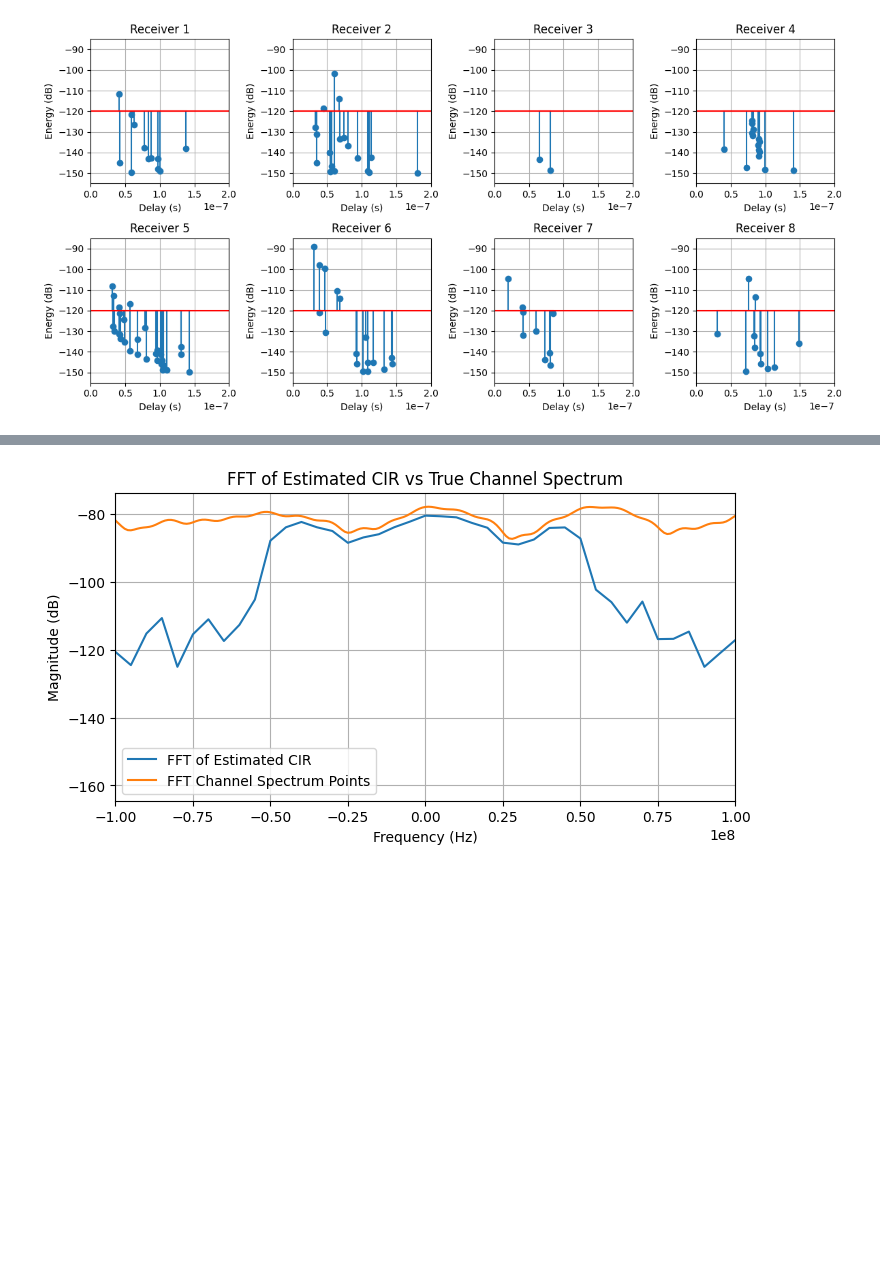
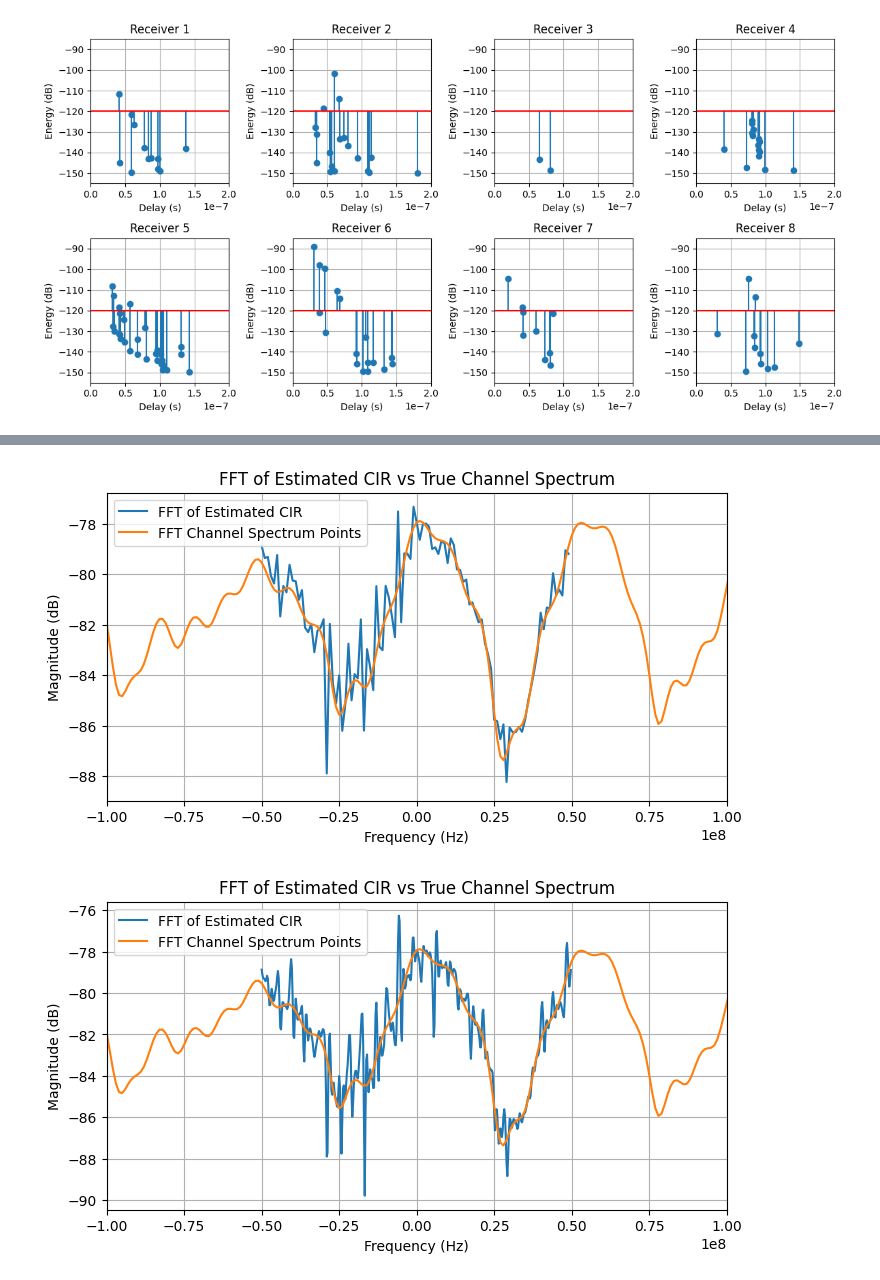
Before and after one commit to lraviart/RayTracing, a Jupyter notebook: Localization/SimpleReflexion2.ipynb, the cells around one changed output, grey strips where cells are left out. Drawn from its saved outputs; the diff is of its cells as text; code cells hidden in the pictures; blank space fills up the shorter version.

```diff
--- a/Localization/SimpleReflexion2.ipynb
+++ b/Localization/SimpleReflexion2.ipynb
@@ -225,11 +225,11 @@ plt.tight_layout()
 # ## System parameters ###
 
 B = 100e6 # Bandwidth
-oversampling_factor = 4
-Fs = B * oversampling_factor # Sampling frequency (Nyquist rate)
+osr = 8
+Fs = B * osr # Sampling frequency (Nyquist rate)
 Ts = 1 / Fs # Time step
 
-N = 100 * oversampling_factor # Number of samples (adjusted for oversampling)
+N = 100 * osr # Number of samples (adjusted for oversampling)
 T = N * Ts
 t = np.linspace(0, T, N, endpoint=False)
 print(f"Time vector length: {len(t)} samples, Duration: {t[-1]} seconds")
@@ -240,7 +240,7 @@ RX_idx = 0
 
 # Frequency axis
 f = np.fft.fftshift(np.fft.fftfreq(len(t), Ts))
-f_continuous = np.linspace(-10*(Fs/2), 10*(Fs/2), 1000) # Extended frequency range for continuous spectrum
+f_continuous = np.linspace(-10*(Fs/2), 10*(Fs/2), 1000*osr) # Extended frequency range for continuous spectrum
 
 # True spectrum of the channel (continuous)
 H_f = np.zeros(len(f_continuous), dtype=complex)
@@ -264,12 +264,12 @@ ax[0].set_xlim(-10*(Fs/2), 10*(Fs/2))
 
 # Discrete spectrum
 # ax[1].stem(f, 20*np.log10(np.abs(H_fft)), basefmt=" ", label='FFT Channel Spectrum', bottom=-83)
-ax[1].plot(f, 20*np.log10(np.abs(H_fft)), 'o', label='FFT Channel Spectrum Points')
+ax[1].plot(f, 20*np.log10(np.abs(H_fft)), 'x', label='FFT Channel Spectrum Points')
 ax[1].plot(f_continuous, 20*np.log10(np.abs(H_f)), label='True Channel Spectrum (for reference)')
 ax[1].set_title("Discrete Channel Spectrum (FFT)")
 ax[1].set_xlabel("Frequency (Hz)")
 ax[1].set_ylabel("Magnitude (dB)")
-ax[1].set_xlim(-4*(Fs/2), 4*(Fs/2))
+ax[1].set_xlim(-0.2*(Fs/2), 0.2*(Fs/2))
 
 for a_ in ax:
     a_.grid()
@@ -418,11 +389,11 @@ plt.show()
 # %%
 importlib.reload(com)
 
-h_hat, t, h_time = com.get_sc_channel_response(a[RX_idx], tau[RX_idx], B, 8, T=2e-6, Tcir=2e-7, alpha=0.1)
+h_hat, t, h_time = com.get_sc_channel_response(a[RX_idx], tau[RX_idx], B, 8, T=1e-5, Tcir=1e-6, alpha=0.1)
 
 plt.figure(figsize=(8, 4))
 plt.stem(t, np.abs(h_time), label='Estimated CIR (Time Domain)', linefmt='r-', markerfmt='ro', basefmt=" ")
-plt.stem(t[len(t)//2:len(t)//2 + len(h_hat)], np.abs(h_hat), label='Estimated CIR (Time Domain)')
+plt.stem(np.arange(len(h_hat))/B, np.abs(h_hat), label='Estimated CIR (Time Domain)')
 plt.title("Estimated Channel Impulse Response (Time Domain)")
 plt.xlabel("Time (s)")
 plt.ylabel("Magnitude")
@@ -431,7 +402,7 @@ plt.grid()
 plt.show()
 
 plt.figure(figsize=(8, 4))
-plt.stem(t[len(t)//2:len(t)//2 + len(h_hat)], np.abs(h_hat), label='Estimated CIR (Time Domain)')
+plt.stem(np.arange(len(h_hat))/B, np.abs(h_hat), label='Estimated CIR (Time Domain)')
 plt.stem(tau[RX_idx], np.abs(a[RX_idx]), linefmt='r-', markerfmt='ro', basefmt=" ", label='True Path Amplitudes')
 plt.title("Estimated Channel Impulse Response (Time Domain)")
 plt.xlabel("Time (s)")
@@ -446,20 +418,39 @@ Filtered noise power: 7.709766834854255e-13
 # %%
 h_hat_fft = np.fft.fft(h_hat, axis=0)
 h_hat_fft = np.fft.fftshift(h_hat_fft, axes=0)
-f_hat = np.fft.fftshift(np.fft.fftfreq(len(h_hat), 1/(B*8)))
+f_hat = np.fft.fftshift(np.fft.fftfreq(len(h_hat), 1/B))
 
 plt.figure(figsize=(8, 4))
-plt.plot(f_hat, 20*np.log10(np.abs(h_hat_fft))-20, label='FFT of Estimated CIR')
+plt.plot(f_hat, 20*np.log10(np.abs(h_hat_fft)), label='FFT of Estimated CIR')
 plt.plot(f, 20*np.log10(np.abs(H_fft)), label='FFT Channel Spectrum Points')
 plt.title("FFT of Estimated CIR vs True Channel Spectrum")
 plt.xlabel("Frequency (Hz)")
 plt.ylabel("Magnitude (dB)")
 plt.xlim(-1e8, 1e8)
 plt.grid()
 plt.legend()
 plt.show()
+
+# Finer fft with zero padding
+h_hat_padded = np.zeros(4*len(h_hat), dtype=complex)
+h_hat_padded[:len(h_hat)] = h_hat
+h_hat_fft = np.fft.fft(h_hat_padded, axis=0)
+h_hat_fft = np.fft.fftshift(h_hat_fft, axes=0)
+f_hat = np.fft.fftshift(np.fft.fftfreq(len(h_hat_padded), 1/B))
+
+plt.figure(figsize=(8, 4))
+plt.plot(f_hat, 20*np.log10(np.abs(h_hat_fft)), label='FFT of Estimated CIR')
+plt.plot(f, 20*np.log10(np.abs(H_fft)), label='FFT Channel Spectrum Points')
+plt.title("FFT of Estimated CIR vs True Channel Spectrum")
+plt.xlabel("Frequency (Hz)")
+plt.ylabel("Magnitude (dB)")
+plt.xlim(-1e8, 1e8)
+plt.grid()
+plt.legend()
+plt.show()
 # %% [output]
-[figure, old version]
+[figure, new version]
+[figure, added]
 # %%
 importlib.reload(com)
 
```
Also changed, not shown: parts of 18 cells of this notebook, 4 other files.
